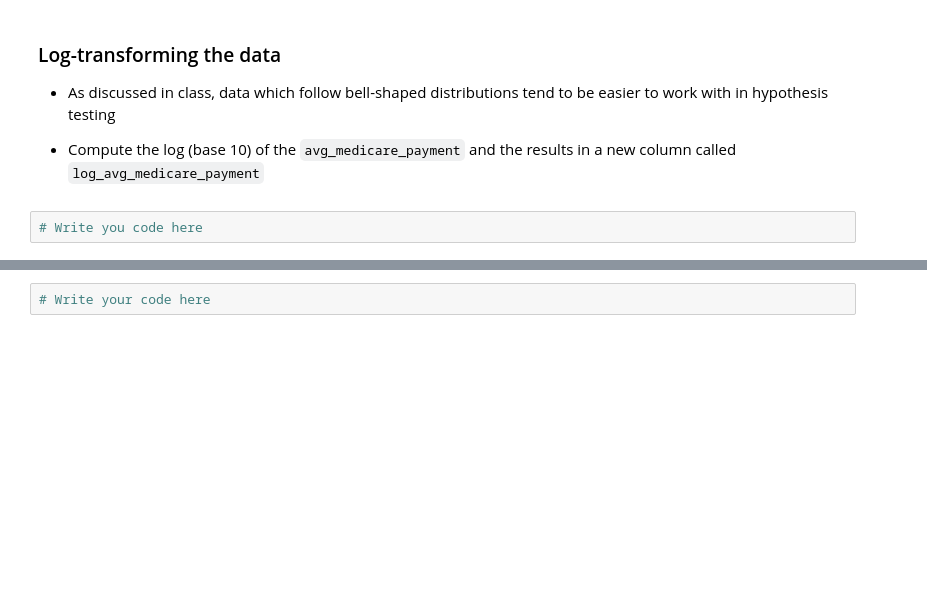
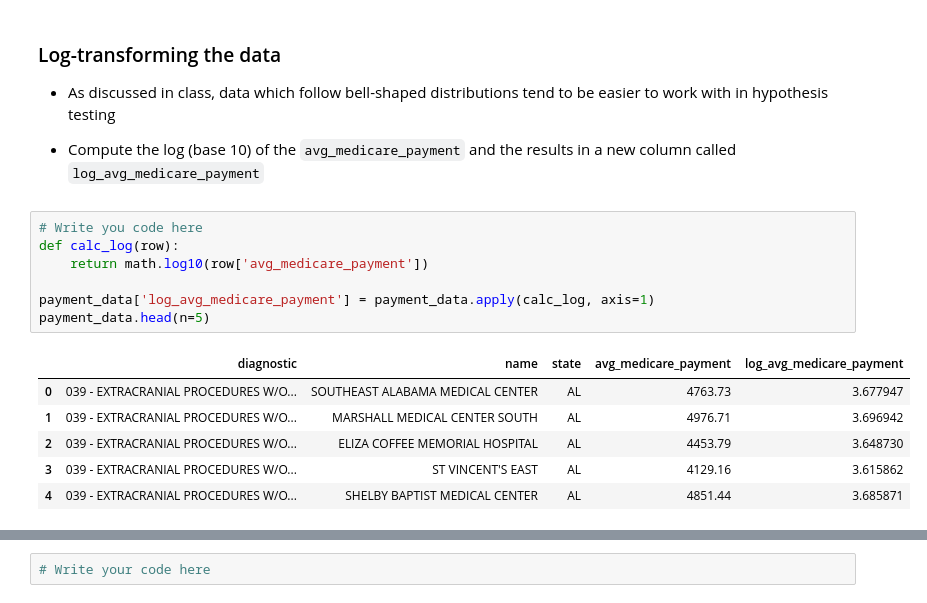
Before and after one commit to nlaranio/assignment-2-simulations-mahdi-b, a Jupyter notebook: Assignment_2.ipynb, the cells around one changed output, grey strips where cells are left out. Drawn from its saved outputs; the diff is of its cells as text; blank space fills up the shorter version.

Commit message:
log10 transform
transform the data to log10 in medical data

```diff
--- a/Assignment_2.ipynb
+++ b/Assignment_2.ipynb
@@ -686,8 +689,20 @@ plt.title("avg_medicare_payment in Hawaii")
 * As discussed in class, data which follow bell-shaped distributions tend to be easier to work with in hypothesis testing
 
 * Compute the log (base 10) of the `avg_medicare_payment` and the results in a new column called `log_avg_medicare_payment`
-# %%
-# Write you code here
+# %%
+# Write you code here
+def calc_log(row):
+    return math.log10(row['avg_medicare_payment'])
+
+payment_data['log_avg_medicare_payment'] = payment_data.apply(calc_log, axis=1)
+payment_data.head(n=5)
+# %% [output]
+|  | diagnostic | name | state | avg_medicare_payment | log_avg_medicare_payment |
+| 0 | 039 - EXTRACRANIAL PROCEDURES W/O... | SOUTHEAST ALABAMA MEDICAL CENTER | AL | 4763.73 | 3.677947 |
+| 1 | 039 - EXTRACRANIAL PROCEDURES W/O... | MARSHALL MEDICAL CENTER SOUTH | AL | 4976.71 | 3.696942 |
+| 2 | 039 - EXTRACRANIAL PROCEDURES W/O... | ELIZA COFFEE MEMORIAL HOSPITAL | AL | 4453.79 | 3.648730 |
+| 3 | 039 - EXTRACRANIAL PROCEDURES W/O... | ST VINCENT'S EAST | AL | 4129.16 | 3.615862 |
+| 4 | 039 - EXTRACRANIAL PROCEDURES W/O... | SHELBY BAPTIST MEDICAL CENTER | AL | 4851.44 | 3.685871 |
 # %% [markdown]
 # Plotting the Hawaii KDE
 
```
Also changed, not shown: parts of 3 cells of this notebook.
